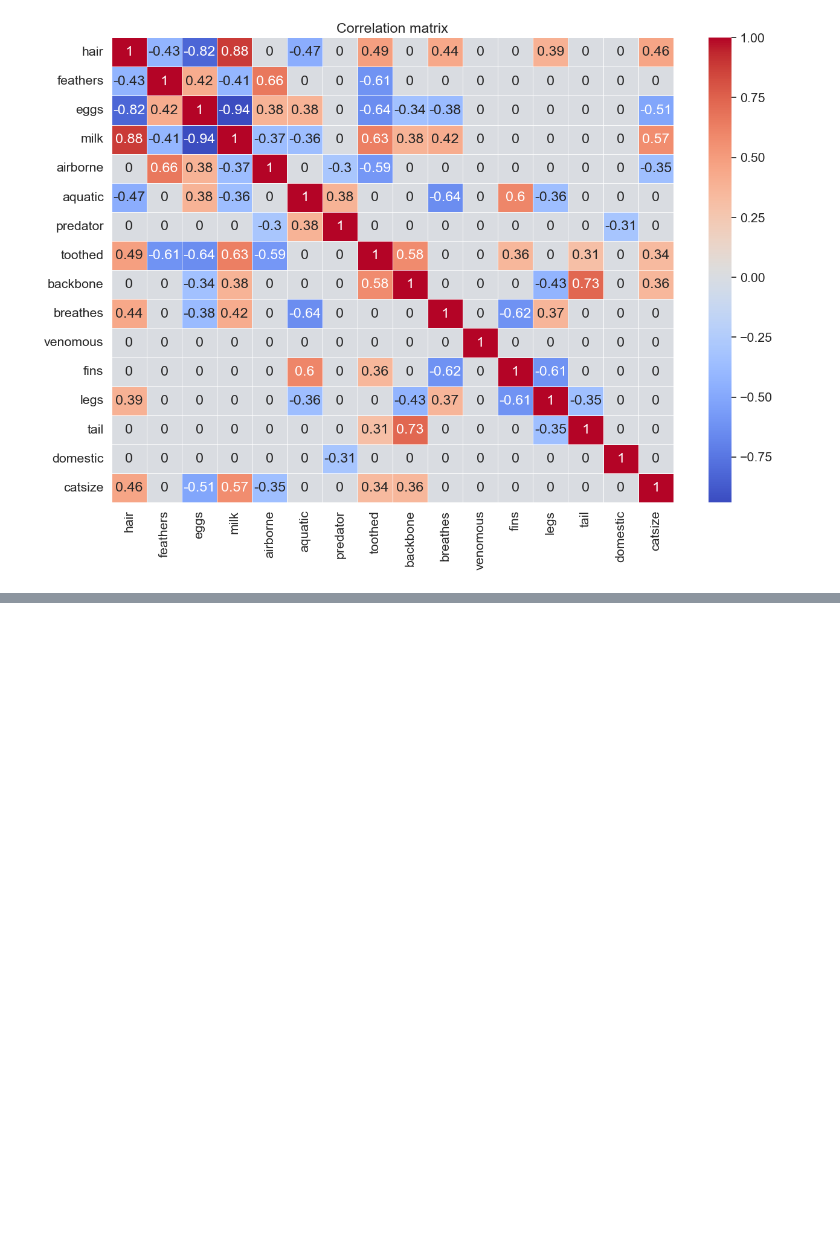
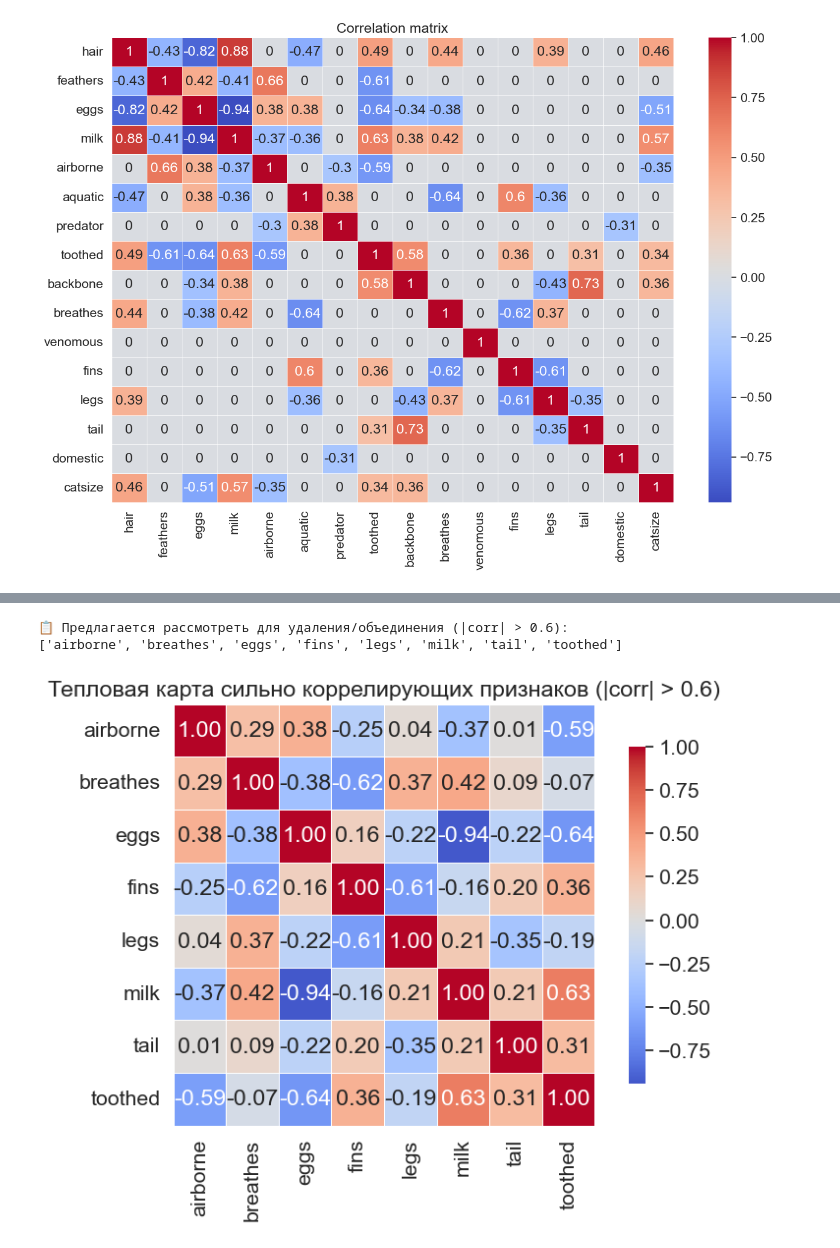
Before and after one commit to KorbovskiyOleg/ml-module, a Jupyter notebook: notebooks/zoo_analysis.ipynb, the cells around one changed output, grey strips where cells are left out. Drawn from its saved outputs; the diff is of its cells as text; code cells hidden in the pictures; blank space fills up the shorter version.

Commit message:
вывод сильно коррелирующих признаков и отрисовка тепловой

```diff
--- a/notebooks/zoo_analysis.ipynb
+++ b/notebooks/zoo_analysis.ipynb
@@ -165,0 +179,13 @@ plt.show()
+# %%
+# === 5) Находим все пары, где |corr| > threshold ===
+corr_pairs = (
+    upper.stack()  # превращает матрицу в "список" (multi-index Series)
+    .reset_index()  # делаем обычный DataFrame
+    .rename(columns={'level_0': 'Feature_1', 'level_1': 'Feature_2', 0: 'Correlation'})
+)
+# %%
+# Фильтруем по порогу
+strong_corr = corr_pairs[abs(corr_pairs['Correlation']) > threshold]
+# %%
+# Сортируем по убыванию по абсолютной корреляции
+strong_corr = strong_corr.reindex(strong_corr['Correlation'].abs().sort_values(ascending=False).index)
@@ -165,0 +215,26 @@ plt.show()
+# %%
+# === 7) Дополнительно: список колонок, которые участвуют в этих парах ===
+to_drop = sorted(set(strong_corr['Feature_2']))
+print(f"\n📋 Предлагается рассмотреть для удаления/объединения (|corr| > {threshold}):\n{to_drop}")
+# %% [output]
+📋 Предлагается рассмотреть для удаления/объединения (|corr| > 0.6):
+['airborne', 'breathes', 'eggs', 'fins', 'legs', 'milk', 'tail', 'toothed']
+# %%
+# === 8) Визуализация — строим heatmap только для сильно коррелирующих признаков ===
+if to_drop:
+    plt.figure(figsize=(8, 6))
+    sns.heatmap(corr.loc[to_drop, to_drop],
+                annot=True,
+                cmap='coolwarm',
+                center=0,
+                square=True,
+                fmt=".2f",
+                linewidths=0.5,
+                cbar_kws={"shrink": .8})
+    plt.title(f"Тепловая карта сильно коррелирующих признаков (|corr| > {threshold})")
+    plt.tight_layout()
+    plt.show()
+else:
+    print("\nНе найдено признаков для построения heatmap — возможно, нет сильных корреляций.")
+# %% [output]
+[figure, added]
```
Also changed, not shown: parts of 6 cells of this notebook.
